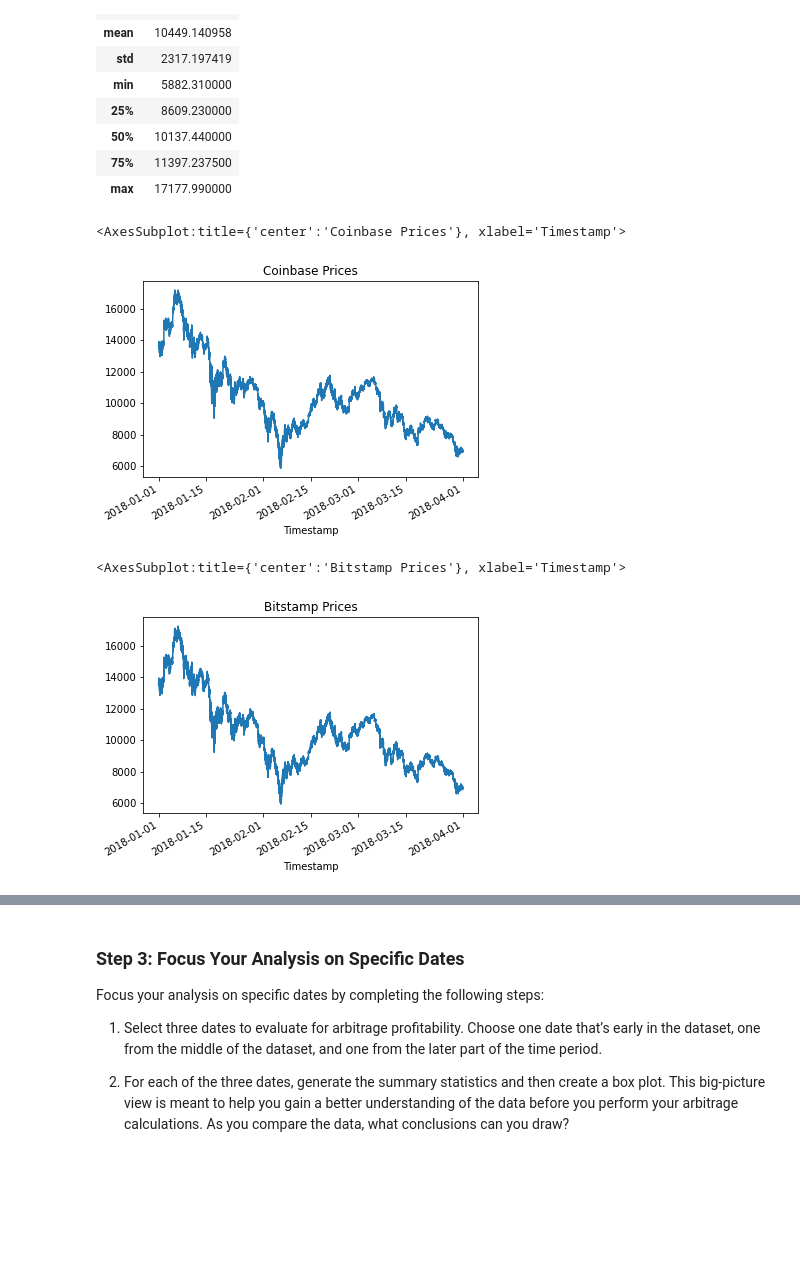
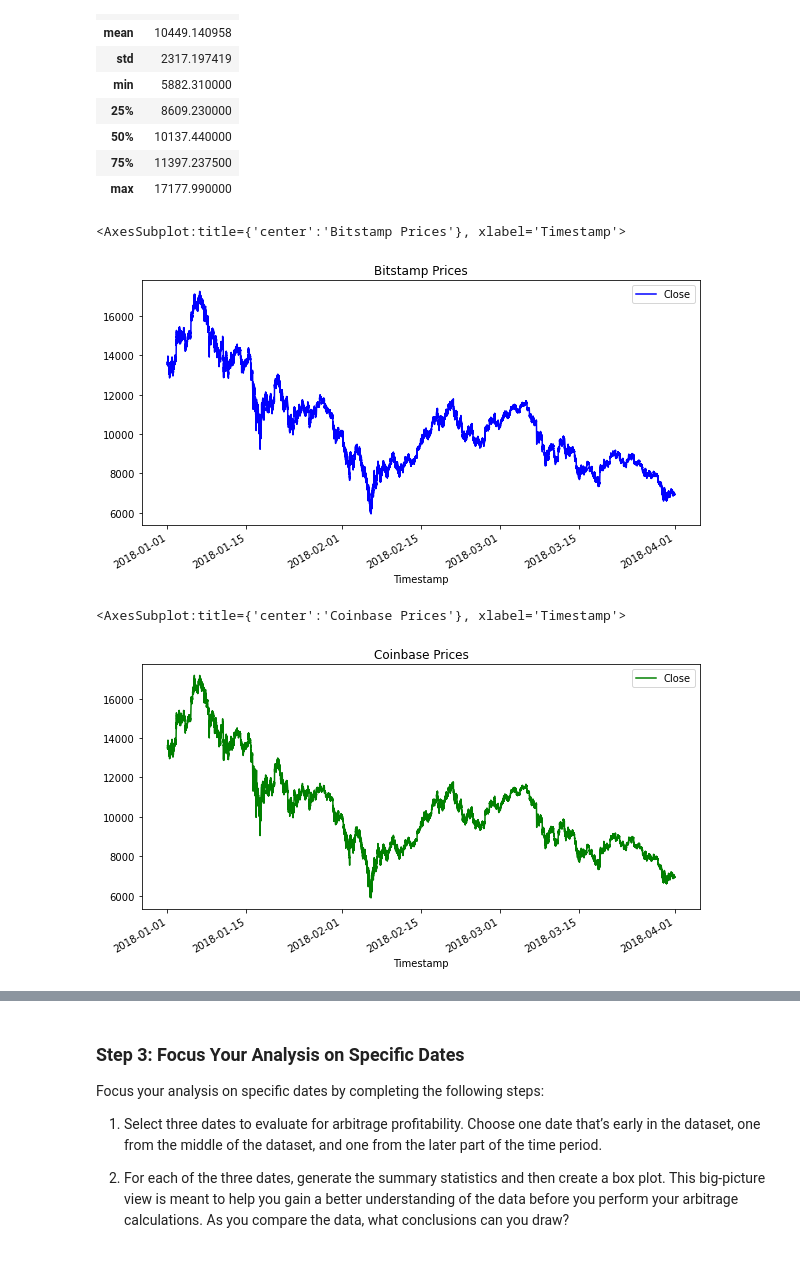
Before and after one commit to BrownTD/Crypto-Arbitrage-Bitcoin-Coinbase, a Jupyter notebook: Module_3_Challenge.ipynb, the cells around one changed output, grey strips where cells are left out. Cells and saved outputs as stored; diff of their text form; code cells hidden in the pictures; blank space fills up the shorter version.

```diff
--- a/Module_3_Challenge.ipynb
+++ b/Module_3_Challenge.ipynb
@@ -251,16 +251,17 @@ coinbase_sliced.describe()
 # %%
 # Create a line plot for the bitstamp DataFrame for the full length of time in the dataset
 # Be sure that the figure size, title, and color are tailored to each visualization
+bitstamp_sliced.plot(kind="line", title= "Bitstamp Prices", color="blue", figsize=(10,5))
 # %% [output]
-<AxesSubplot:title={'center':'Coinbase Prices'}, xlabel='Timestamp'>
+<AxesSubplot:title={'center':'Bitstamp Prices'}, xlabel='Timestamp'>
-[figure, old version]
+[figure, new version]
 # %%
 # Create a line plot for the coinbase DataFrame for the full length of time in the dataset
 # Be sure that the figure size, title, and color are tailored to each visualization
-# YOUR CODE HERE
+coinbase_sliced.plot(kind="line", title= "Coinbase Prices", color="green", figsize=(10,5))
 # %% [output]
-<AxesSubplot:title={'center':'Bitstamp Prices'}, xlabel='Timestamp'>
+<AxesSubplot:title={'center':'Coinbase Prices'}, xlabel='Timestamp'>
-[figure, old version]
+[figure, new version]
 # %%
 # Overlay the visualizations for the bitstamp and coinbase DataFrames in one plot
 # The plot should visualize the prices over the full lenth of the dataset
```
Also changed, not shown: parts of 25 cells of this notebook.
